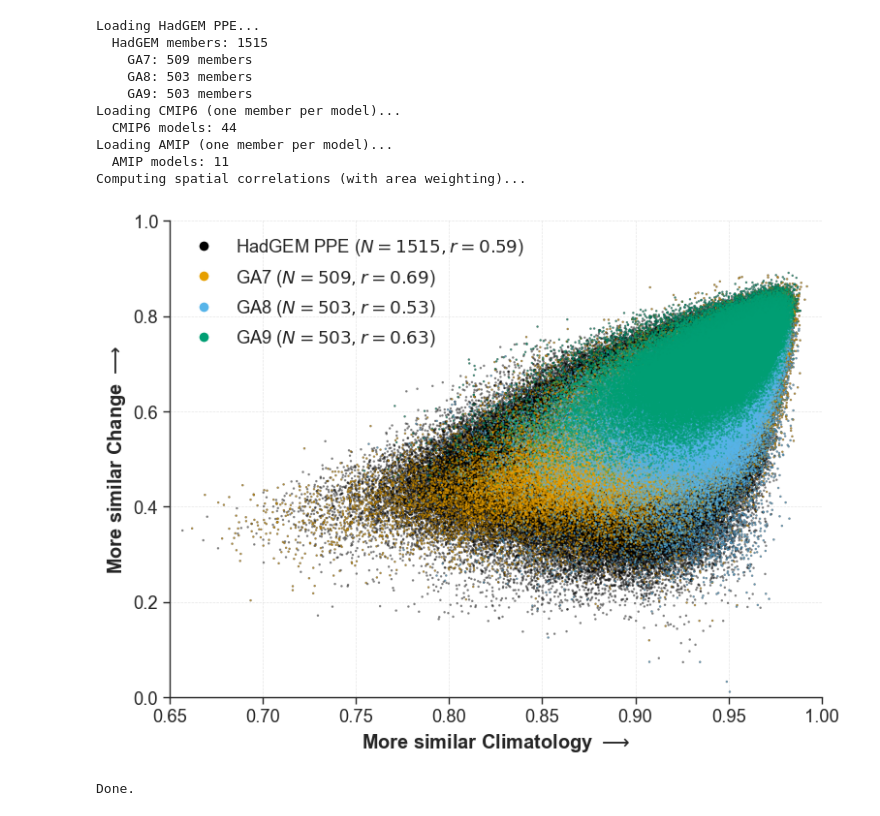
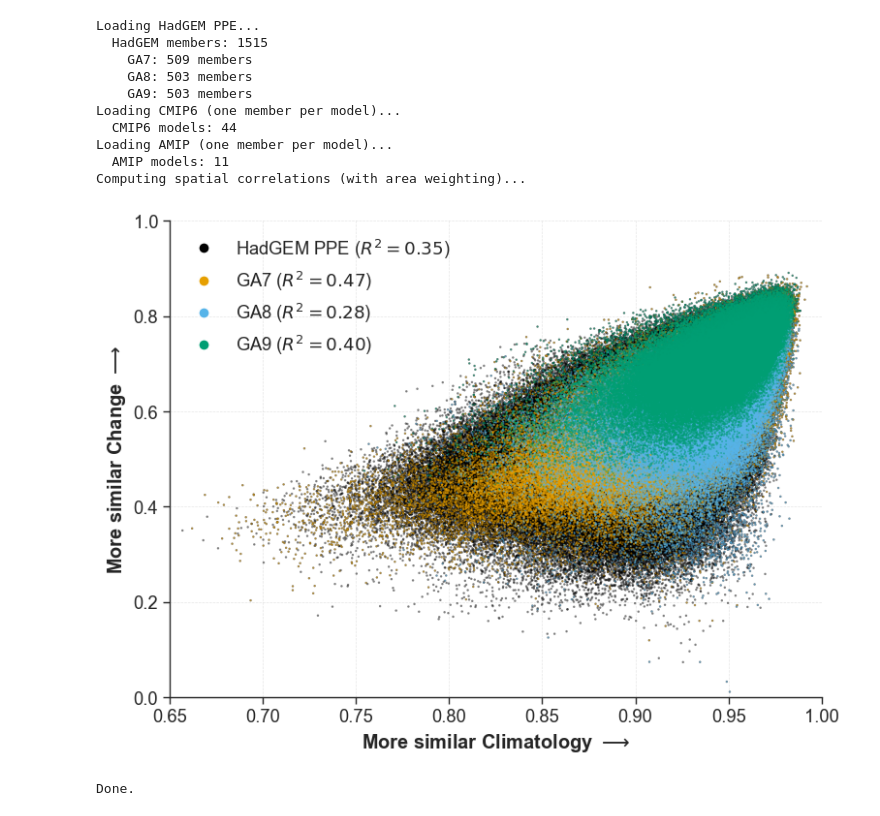
Before and after one commit to evanwellmeyer/precio_pr_dpdk, a Jupyter notebook: correlations.ipynb, the cells around one changed output. Cells and saved outputs as stored; diff of their text form; code cells hidden in the pictures.

```diff
--- a/correlations.ipynb
+++ b/correlations.ipynb
@@ -281,40 +281,40 @@ sns.despine(trim=True)
 # Legend
 legend_elements = [
     Line2D([0], [0], marker='o', color='w', markerfacecolor=c_hg, markersize=8,
-           label=f'HadGEM PPE ($N=1515, R^2={r2_hg:.2f}$)'),
+           label=f'HadGEM PPE ($R^2={r2_hg:.2f}$)'),
 
     # Line2D([0], [0], marker='D', color='w', markerfacecolor=c_cmip, markersize=8,
     #        label=f'CMIP6 ($N=44, R^2={r2_cmip:.2f}$)'),
 
     # Line2D([0], [0], marker='^', color='w', markerfacecolor=c_amip, markersize=10,
     #        label=f'AMIP ($N=11, R^2={r2_amip:.2f}$)')
 ]
 
 if SHOW_GA_COLORS:
     for ga, color in GA_COLORS.items():
         mask = (hg_families[i_idx] == ga) & (hg_families[j_idx] == ga)
         n_members = int((hg_families == ga).sum())
         r2_ga = calculate_and_plot_fit(hg_clim_corr[mask], hg_chg_corr[mask], ax, color)
         legend_elements.append(
             Line2D([0], [0], marker='o', color='w', markerfacecolor=color, markersize=8,
-                   label=f'{ga} ($N={n_members}, R^2={r2_ga:.2f}$)')
+                   label=f'{ga} ($R^2={r2_ga:.2f}$)')
         )
 
 ax.legend(handles=legend_elements, loc="upper left", frameon=False)
 plt.tight_layout()
 plt.show()
 
 print("Done.")
 # %% [output]
 Loading HadGEM PPE...
   HadGEM members: 1515
     GA7: 509 members
     GA8: 503 members
     GA9: 503 members
 Loading CMIP6 (one member per model)...
   CMIP6 models: 44
 Loading AMIP (one member per model)...
   AMIP models: 11
 Computing spatial correlations (with area weighting)...
-[figure, old version]
+[figure, new version]
 Done.
```
Also changed, not shown: 1 other file.
